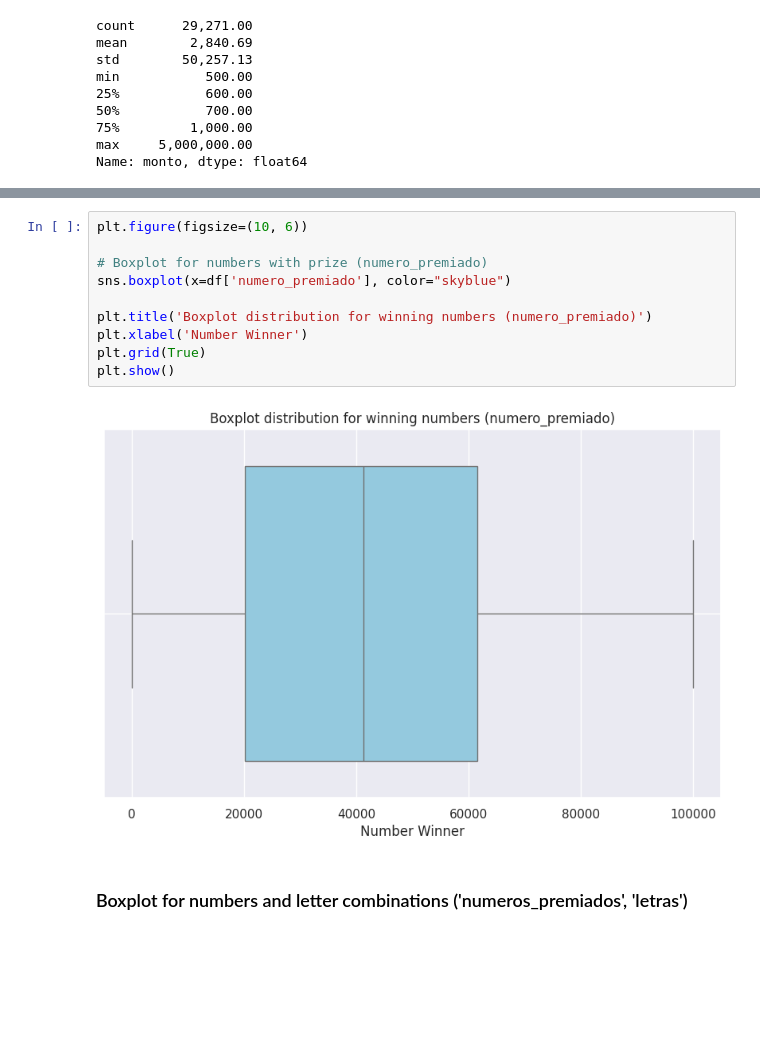
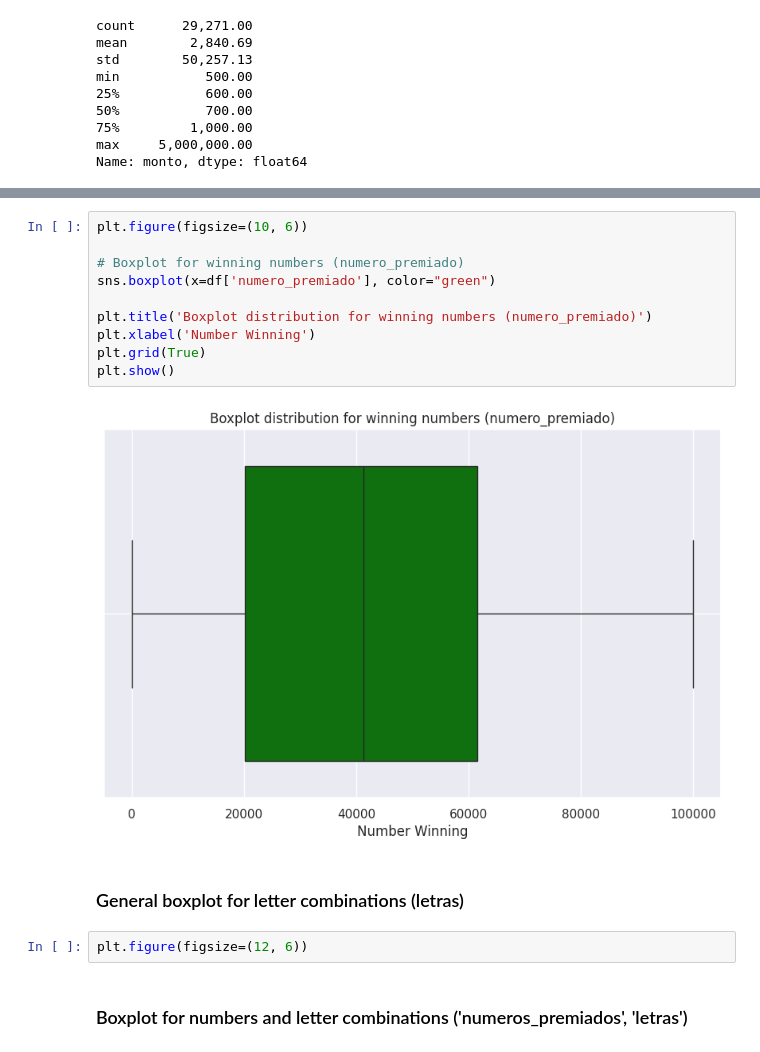
Before and after one commit to AngelDHackerman/santa-lucia-data-analysis-manual, a Jupyter notebook: notebooks/EDA_premios.ipynb, the cells around one changed output, grey strips where cells are left out. Cells and saved outputs as stored; diff of their text form; blank space fills up the shorter version.

```diff
--- a/notebooks/EDA_premios.ipynb
+++ b/notebooks/EDA_premios.ipynb
@@ -167,15 +167,19 @@ plt.show()
 # %%
 plt.figure(figsize=(10, 6))
 
-# Boxplot for numbers with prize (numero_premiado)
-sns.boxplot(x=df['numero_premiado'], color="skyblue")
+# Boxplot for winning numbers (numero_premiado)
+sns.boxplot(x=df['numero_premiado'], color="green")
 
 plt.title('Boxplot distribution for winning numbers (numero_premiado)')
-plt.xlabel('Number Winner')
+plt.xlabel('Number Winning')
 plt.grid(True)
 plt.show()
 # %% [output]
-[figure, old version]
+[figure, new version]
+# %% [markdown]
+### General boxplot for letter combinations (letras)
+# %%
+plt.figure(figsize=(12, 6))
 # %% [markdown]
 ### Boxplot for numbers and letter combinations ('numeros_premiados', 'letras')
 # %%
```
Also changed, not shown: parts of 8 cells of this notebook.
